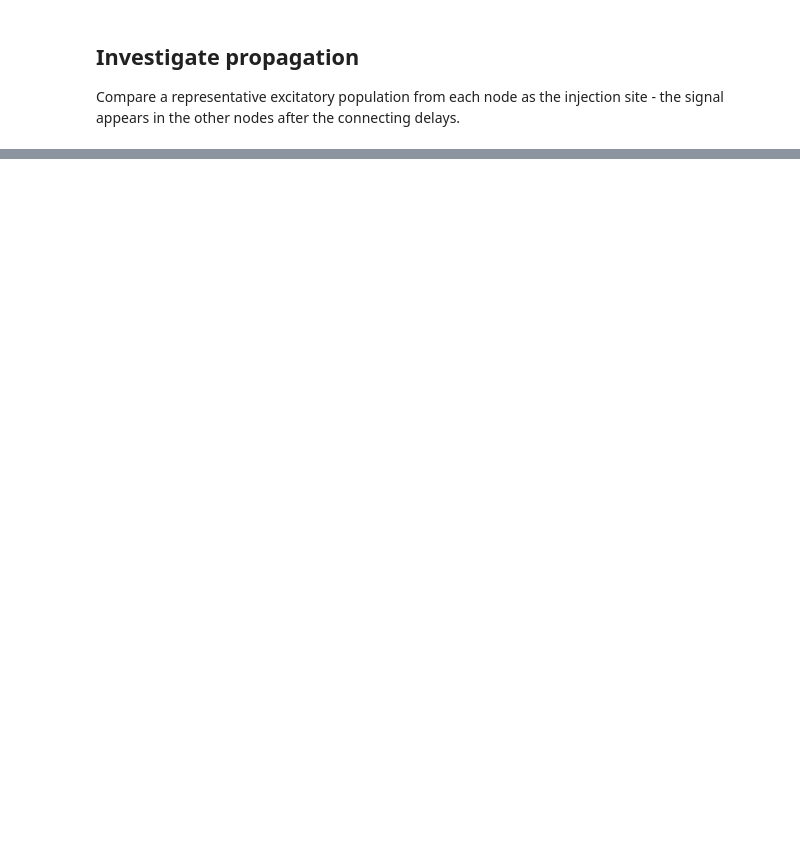
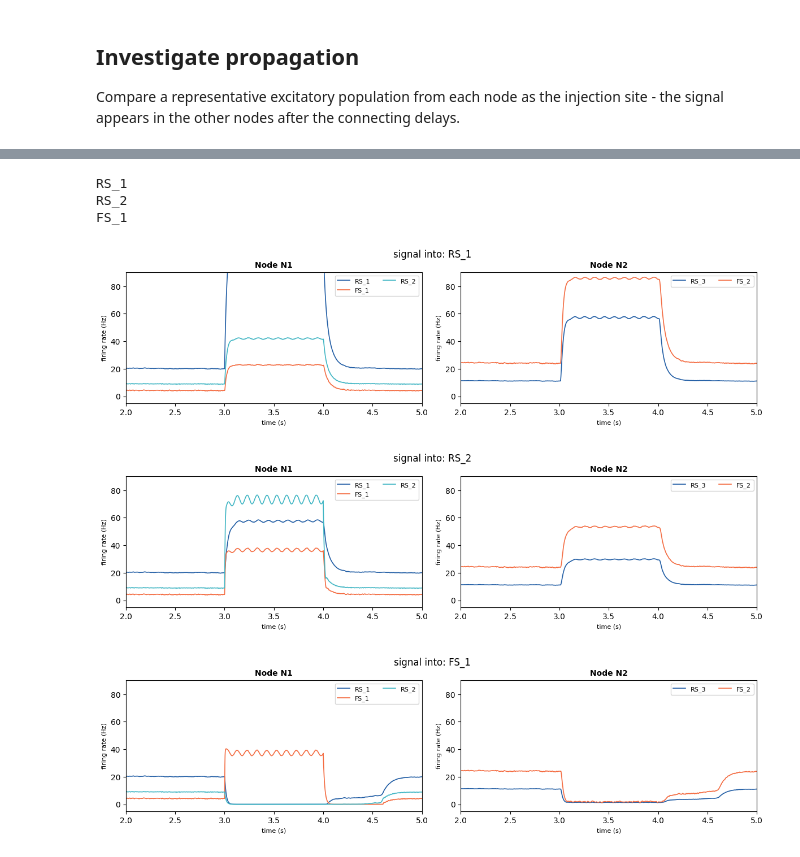
Before and after one commit to IlaCar/neuron-to-meanfield, a Jupyter notebook: network_of_mean_field/network_MF_signal_propagation.ipynb, the cells around one changed output, grey strips where cells are left out. Saved outputs shown, nothing was run; the diff lists cells and outputs as text; code cells hidden in the pictures; blank space fills up the shorter version.

```diff
--- a/network_of_mean_field/network_MF_signal_propagation.ipynb
+++ b/network_of_mean_field/network_MF_signal_propagation.ipynb
@@ -176,0 +194,14 @@ RS_1
+# %%
+for target in example_targets:
+    print(target)
+    run([target],baseline="ou", baseline_amp= 0.9, baseline_offset=0.4, baseline_sigma=4.0,
+        signal="ou_sin", signal_amp=75, signal_onset=3.0, signal_offset=4,
+        xlim=(2.0, 5.0), ylim=(-5, 90),
+        save_path="baseline_activity_ou_sin_stim.svg")
+# %% [output]
+RS_1
+RS_2
+FS_1
+[figure, added]
+[figure, added]
+[figure, added]
```
Also changed, not shown: parts of 13 cells of this notebook.
